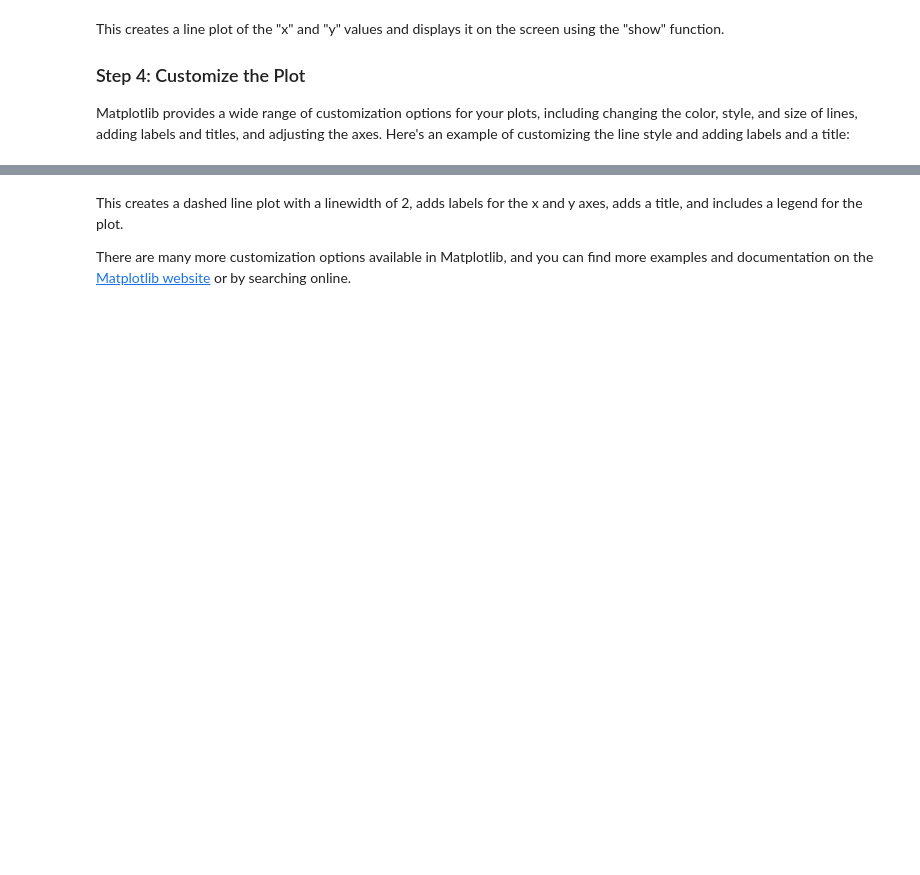
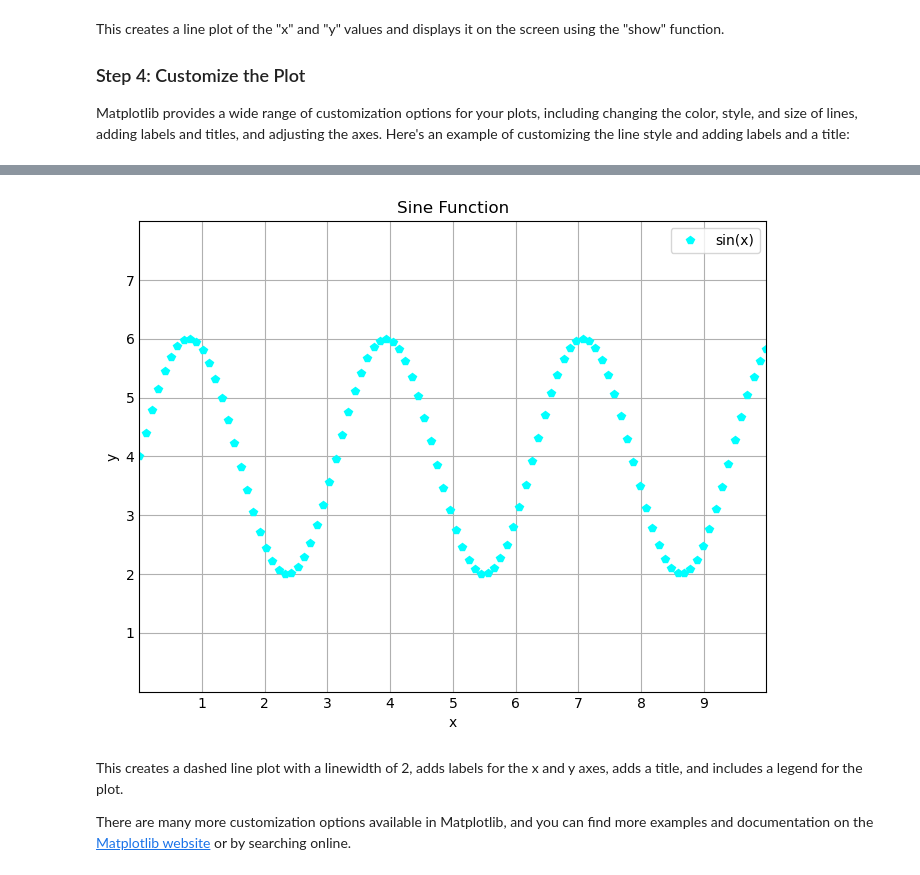
Before and after one commit to hewp84/Creative_Computing, a Jupyter notebook: Lesson_15.ipynb, the cells around one changed output, grey strips where cells are left out. Drawn from its saved outputs; the diff is of its cells as text; code cells hidden in the pictures; blank space fills up the shorter version.

```diff
--- a/Lesson_15.ipynb
+++ b/Lesson_15.ipynb
@@ -63,22 +66,24 @@ Matplotlib provides a wide range of customization options for your plots, includ
 # %%
 plt.style.use('_mpl-gallery')
 
 # plot
 fig, ax = plt.subplots(figsize=(6.4, 4.8))
 
-ax.plot(x, y, '--',linewidth=2.0, label='sin(x)', color ='red')
+ax.plot(x, y, 'p',linewidth=2.0, label='sin(x)', color ='cyan')
 
 
 ax.set(xlim=(0, 8), xticks=np.arange(1, 8),
        ylim=(0, 8), yticks=np.arange(1, 8))
 ax.set_xlabel('x')
 ax.set_ylabel('y')
 ax.set_title('Sine Function')
 ax.set(xlim=(0, 10), xticks=np.arange(1, 10),
        ylim=(0, 8), yticks=np.arange(1, 8))
 
 ax.legend()
 plt.show()
+# %% [output]
+[figure, added]
 # %% [markdown]
 This creates a dashed line plot with a linewidth of 2, adds labels for the x and y axes, adds a title, and includes a legend for the plot.
 
```
Also changed, not shown: parts of 9 cells of this notebook, 1 other file.
